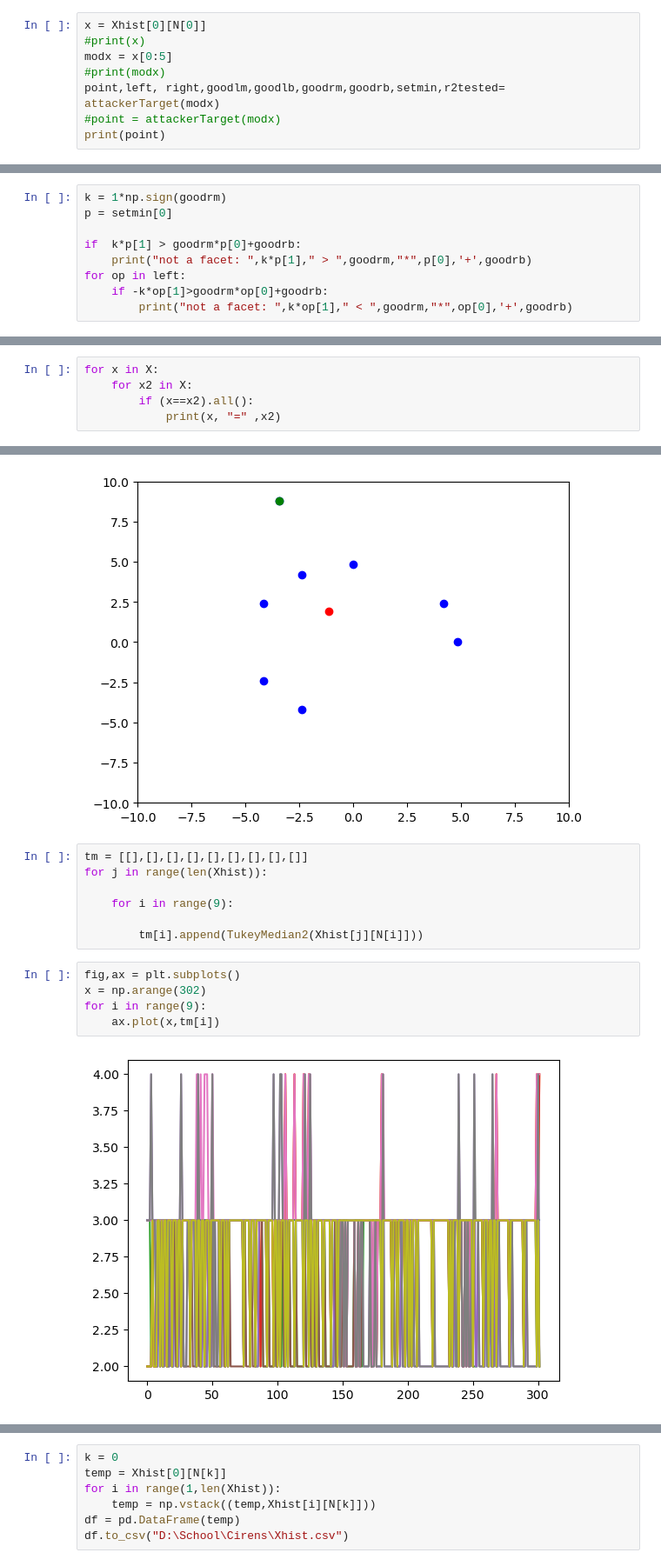
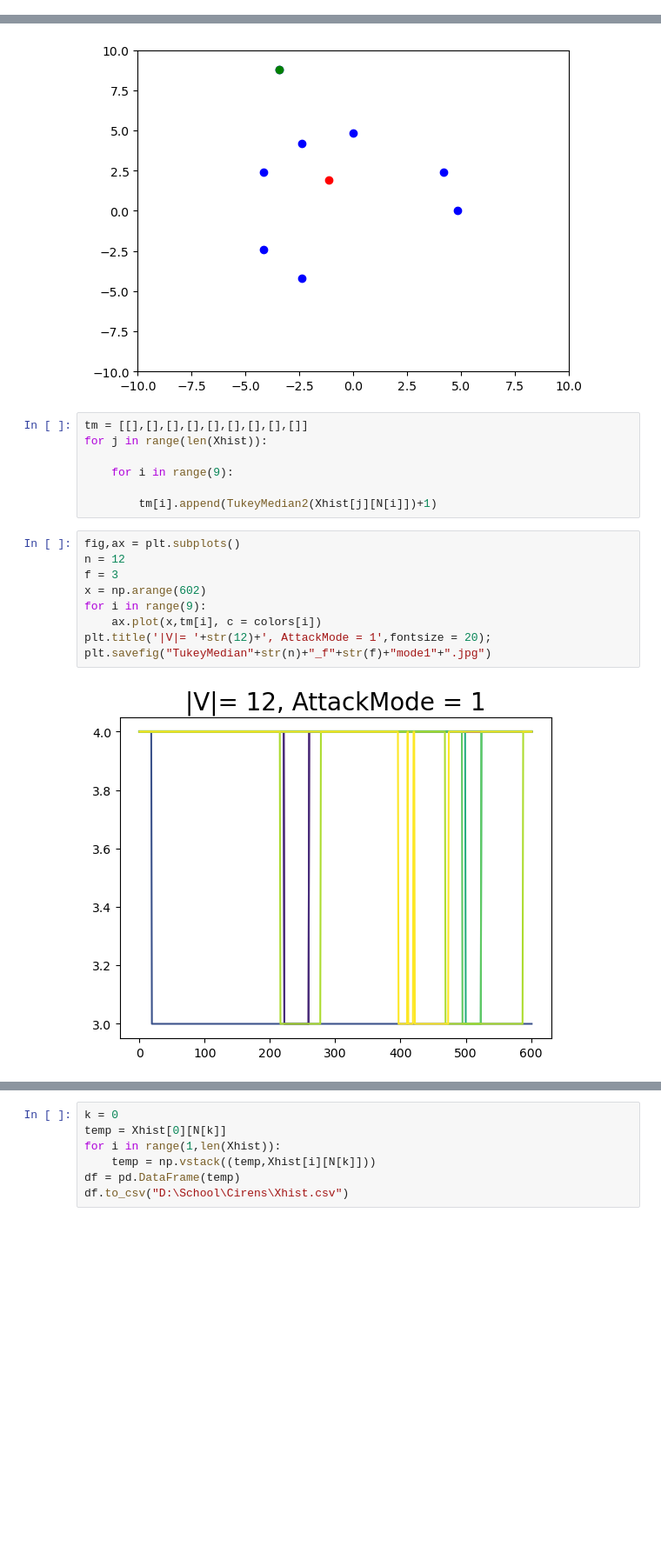
Before and after one commit to ChrisAshtonLee/Tukey, a Jupyter notebook: TukeyMedian.ipynb, the cells around one changed output, grey strips where cells are left out. Shown at 87% size. Drawn from its saved outputs; the diff is of its cells as text; blank space fills up the shorter version.

```diff
--- a/TukeyMedian.ipynb
+++ b/TukeyMedian.ipynb
@@ -632,8 +627,0 @@ True
-# %%
-x = Xhist[0][N[0]]
-#print(x)
-modx = x[0:5]
-#print(modx)
-point,left, right,goodlm,goodlb,goodrm,goodrb,setmin,r2tested= attackerTarget(modx)
-#point = attackerTarget(modx)
-print(point)
@@ -646,9 +627,0 @@ print(goodlb)
-# %%
-k = 1*np.sign(goodrm)
-p = setmin[0]
-
-if  k*p[1] > goodrm*p[0]+goodrb:
-    print("not a facet: ",k*p[1]," > ",goodrm,"*",p[0],'+',goodrb)
-for op in left:
-    if -k*op[1]>goodrm*op[0]+goodrb:
-        print("not a facet: ",k*op[1]," < ",goodrm,"*",op[0],'+',goodrb)
@@ -660,5 +627,0 @@ print(left)
-# %%
-for x in X:
-    for x2 in X:
-        if (x==x2).all():
-            print(x, "=" ,x2)
@@ -934,11 +1076,15 @@ for j in range(len(Xhist)):
 
     for i in range(9):
 
-        tm[i].append(TukeyMedian2(Xhist[j][N[i]]))
+        tm[i].append(TukeyMedian2(Xhist[j][N[i]])+1)
 # %%
 fig,ax = plt.subplots()
-x = np.arange(302)
+n = 12
+f = 3
+x = np.arange(602)
 for i in range(9):
-    ax.plot(x,tm[i])
+    ax.plot(x,tm[i], c = colors[i])
+plt.title('|V|= '+str(12)+', AttackMode = 1',fontsize = 20);
+plt.savefig("TukeyMedian"+str(n)+"_f"+str(f)+"mode1"+".jpg")
 # %% [output]
-[figure, old version]
+[figure, new version]
```
Also changed, not shown: parts of 18 cells of this notebook.
